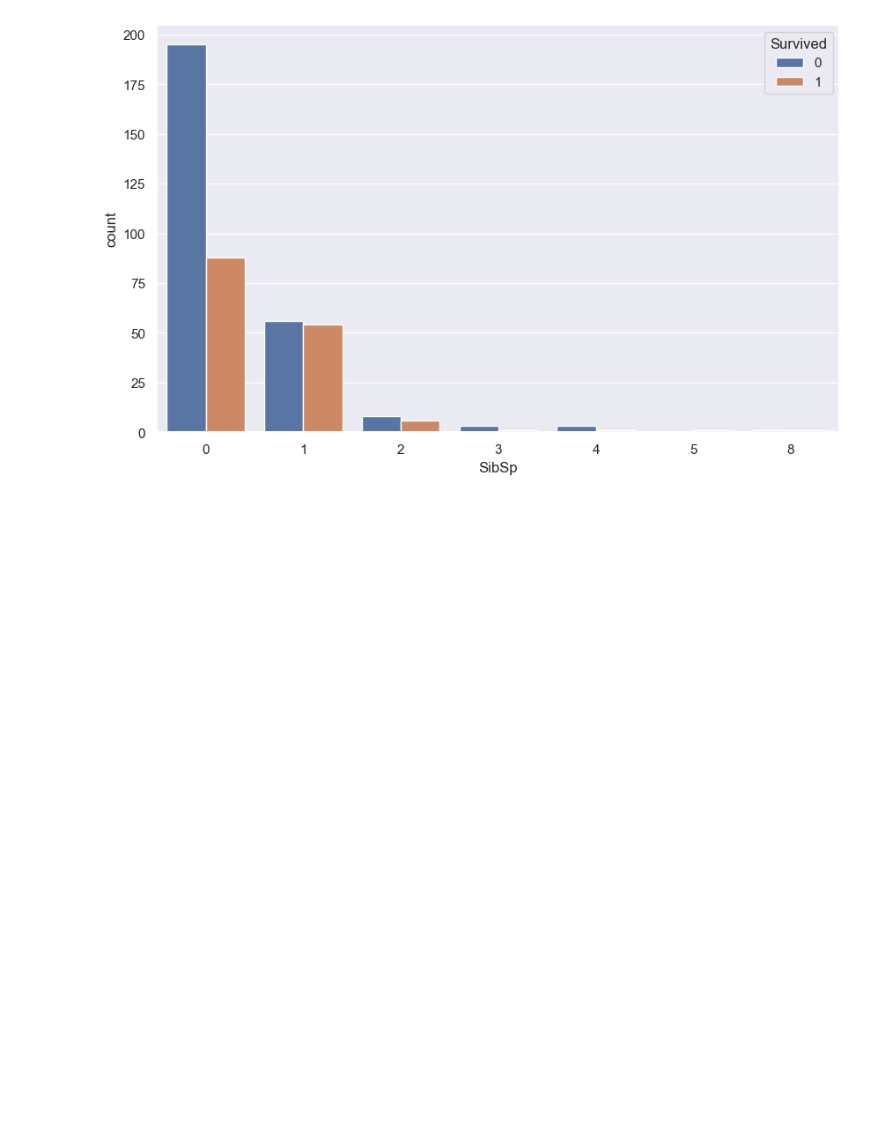
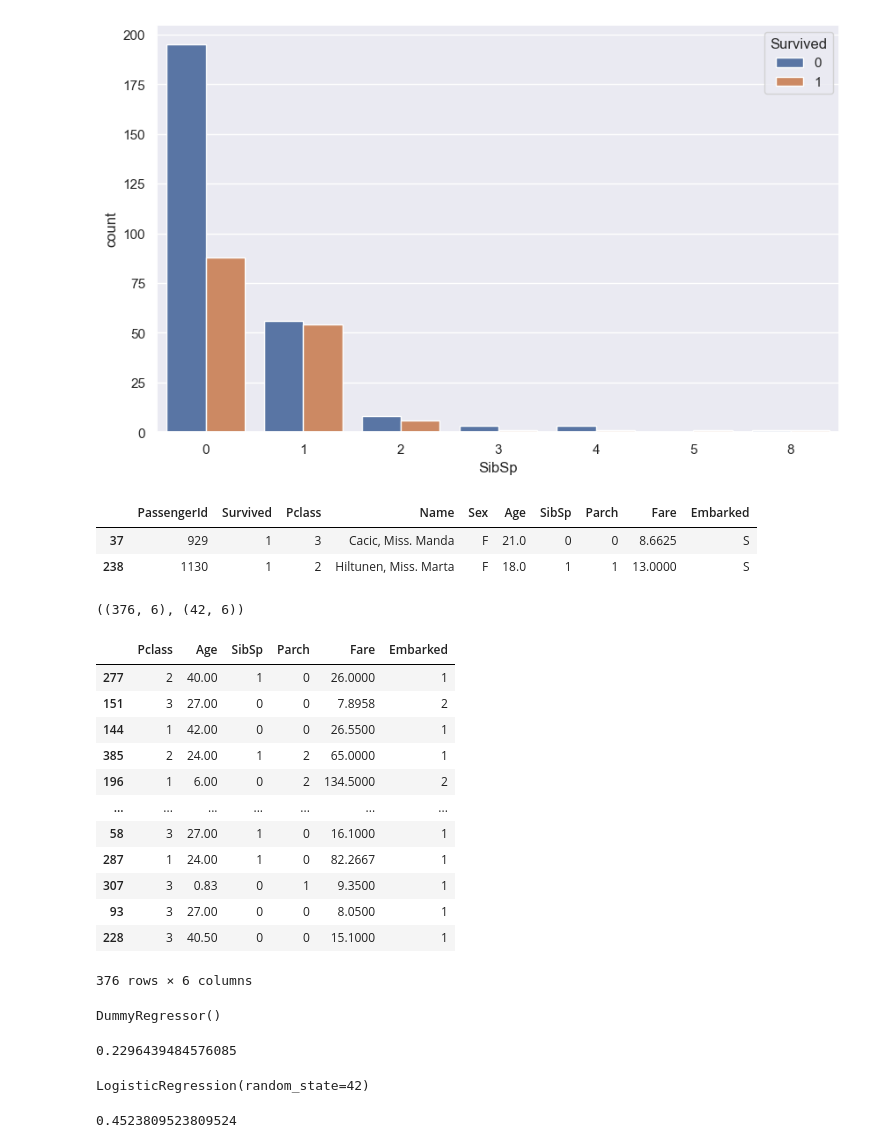
Before and after one commit to Abdelhamid2c/Machine-Learning-intern, a Jupyter notebook: titanic Survival/Titanic Survival Prediction_Task1.ipynb, the cells around one changed output. Cells and saved outputs as stored; diff of their text form; code cells hidden in the pictures; blank space fills up the shorter version.

```diff
--- a/titanic Survival/Titanic Survival Prediction_Task1.ipynb
+++ b/titanic Survival/Titanic Survival Prediction_Task1.ipynb
@@ -317,0 +317,56 @@ dum.fit()
+# %%
+titanic.sample(2)
+# %% [output]
+|  | PassengerId | Survived | Pclass | Name | Sex | Age | SibSp | Parch | Fare | Embarked |
+| 37 | 929 | 1 | 3 | Cacic, Miss. Manda | F | 21.0 | 0 | 0 | 8.6625 | S |
+| 238 | 1130 | 1 | 2 | Hiltunen, Miss. Marta | F | 18.0 | 1 | 1 | 13.0000 | S |
+# %%
+x = titanic.drop(columns=['Sex','PassengerId','Survived','Name'],axis=1)
+x.replace({ 'Embarked':
+           {'S':1,
+            'C':2,
+            'Q':3}}, inplace = True)
+y=titanic.Survived
+# %%
+x_train,x_test, y_train, y_test = train_test_split(x,y,
+                                  test_size= .1, random_state = 42, stratify=y)
+# %%
+x_train.shape,x_test.shape
+# %% [output]
+((376, 6), (42, 6))
+# %%
+x_train
+# %% [output]
+|  | Pclass | Age | SibSp | Parch | Fare | Embarked |
+| 277 | 2 | 40.00 | 1 | 0 | 26.0000 | 1 |
+| 151 | 3 | 27.00 | 0 | 0 | 7.8958 | 2 |
+| 144 | 1 | 42.00 | 0 | 0 | 26.5500 | 1 |
+| 385 | 2 | 24.00 | 1 | 2 | 65.0000 | 1 |
+| 196 | 1 | 6.00 | 0 | 2 | 134.5000 | 2 |
+| ... | ... | ... | ... | ... | ... | ... |
+| 58 | 3 | 27.00 | 1 | 0 | 16.1000 | 1 |
+| 287 | 1 | 24.00 | 1 | 0 | 82.2667 | 1 |
+| 307 | 3 | 0.83 | 0 | 1 | 9.3500 | 1 |
+| 93 | 3 | 27.00 | 0 | 0 | 8.0500 | 1 |
+| 228 | 3 | 40.50 | 0 | 0 | 15.1000 | 1 |
+376 rows × 6 columns
+# %%
+b = DummyRegressor()
+b.fit(x_train,y_train)
+# %% [output]
+DummyRegressor()
+# %%
+y_pred = b.predict(x_test)
+mean_squared_error(y_test,y_pred)
+# %% [output]
+0.2296439484576085
+# %%
+lr = LogisticRegression(random_state=42)
+lr.fit(x_train, y_train)
+# %% [output]
+LogisticRegression(random_state=42)
+# %%
+y_pred = lr.predict(x_test)
+mean_squared_error(y_test,y_pred)
+# %% [output]
+0.4523809523809524
```
Also changed, not shown: parts of 10 cells of this notebook.
